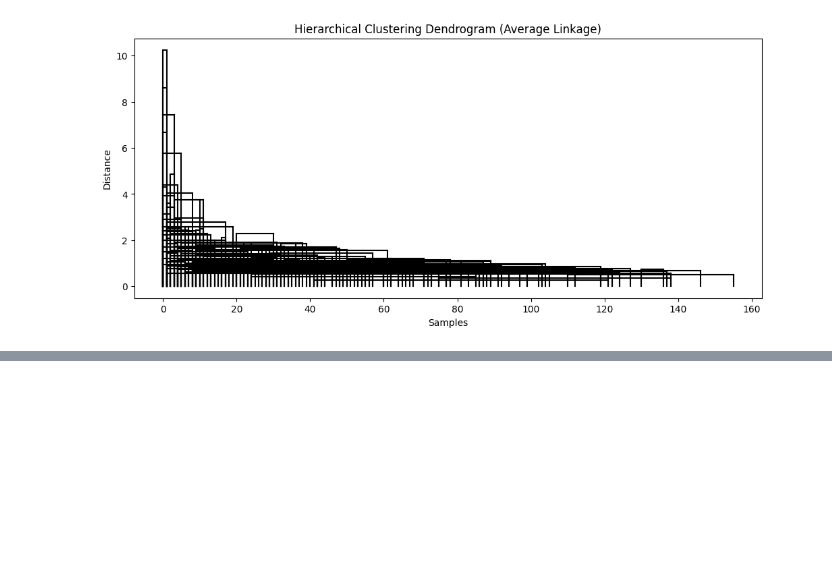
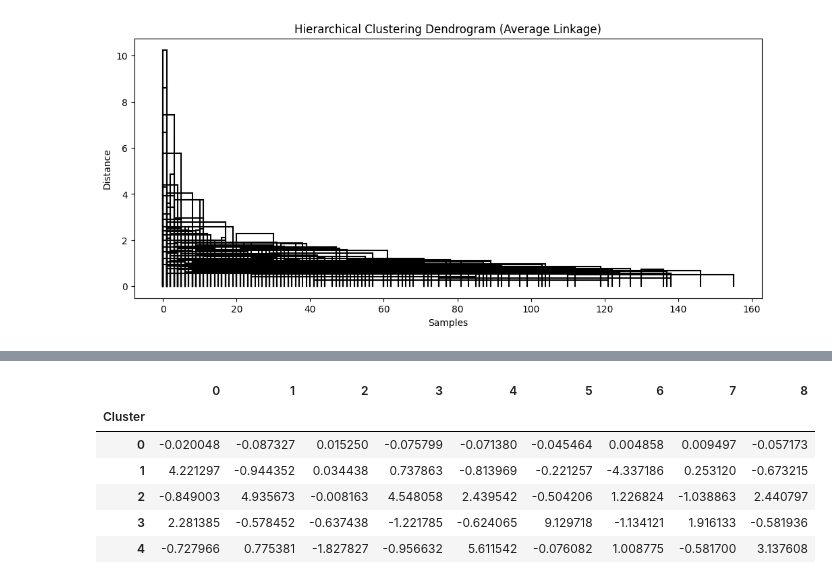
Before and after one commit to Mshaunak/MRM-TaskPhase-10, a Jupyter notebook: Hierarchical clustering.ipynb, the cells around one changed output, grey strips where cells are left out. Saved outputs shown, nothing was run; the diff lists cells and outputs as text; code cells hidden in the pictures; blank space fills up the shorter version.

```diff
--- a/Hierarchical clustering.ipynb
+++ b/Hierarchical clustering.ipynb
@@ -173,0 +184,12 @@ Within-cluster SSE: 104444177447.77202
+# %%
+df2 = pd.DataFrame(X_scaled)
+df2['Cluster'] = labels
+df2.groupby('Cluster').mean()
+# %% [output]
+|  | 0 | 1 | 2 | 3 | 4 | 5 | 6 | 7 | 8 |
+| Cluster |  |  |  |  |  |  |  |  |  |
+| 0 | -0.020048 | -0.087327 | 0.015250 | -0.075799 | -0.071380 | -0.045464 | 0.004858 | 0.009497 | -0.057173 |
+| 1 | 4.221297 | -0.944352 | 0.034438 | 0.737863 | -0.813969 | -0.221257 | -4.337186 | 0.253120 | -0.673215 |
+| 2 | -0.849003 | 4.935673 | -0.008163 | 4.548058 | 2.439542 | -0.504206 | 1.226824 | -1.038863 | 2.440797 |
+| 3 | 2.281385 | -0.578452 | -0.637438 | -1.221785 | -0.624065 | 9.129718 | -1.134121 | 1.916133 | -0.581936 |
+| 4 | -0.727966 | 0.775381 | -1.827827 | -0.956632 | 5.611542 | -0.076082 | 1.008775 | -0.581700 | 3.137608 |
```
Also changed, not shown: parts of 7 cells of this notebook.
